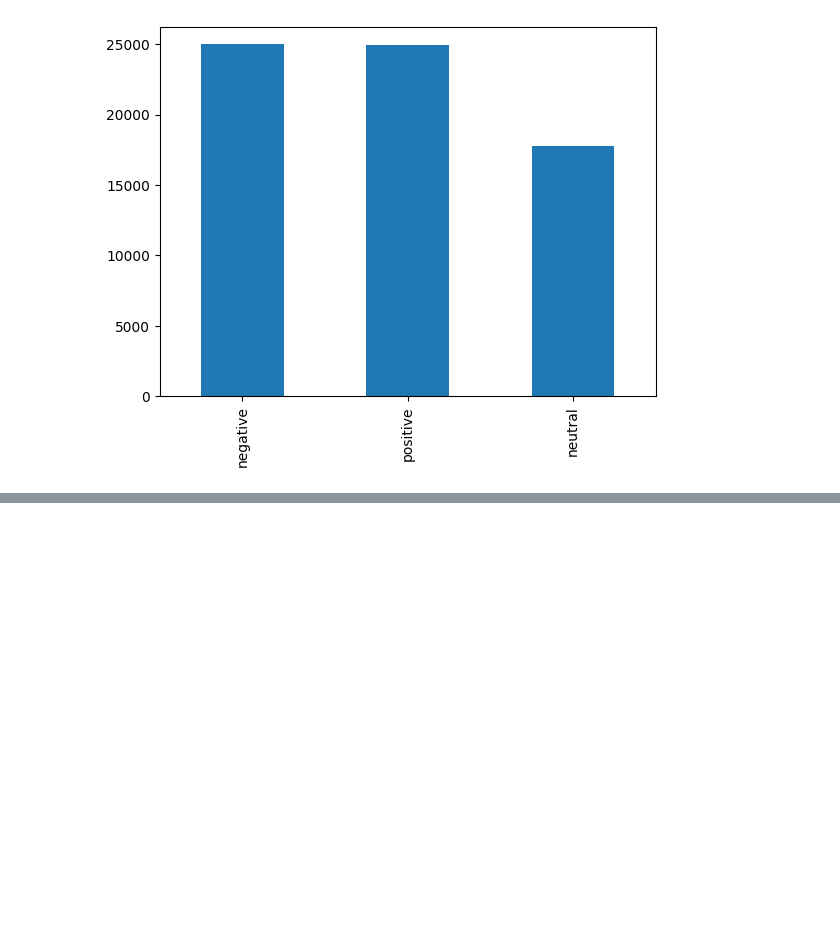
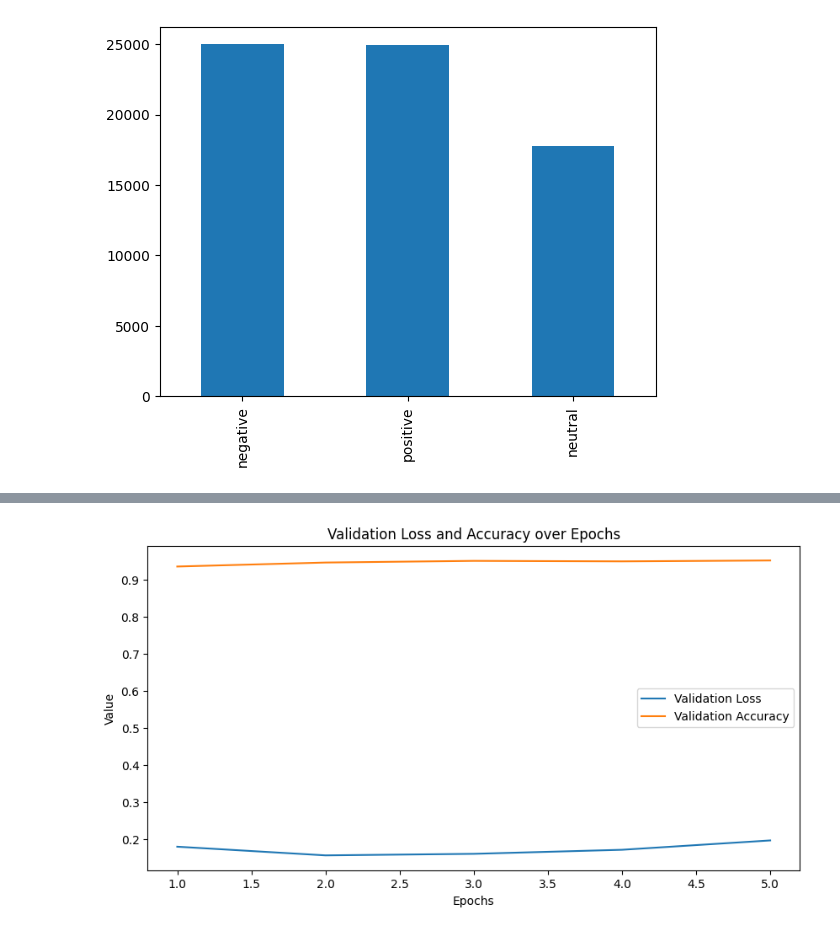
Before and after one commit to Notties/LabPython, a Jupyter notebook: models/modelEN.ipynb, the cells around one changed output, grey strips where cells are left out. Drawn from its saved outputs; the diff is of its cells as text; code cells hidden in the pictures; blank space fills up the shorter version.

Commit message:
update model

```diff
--- a/models/modelEN.ipynb
+++ b/models/modelEN.ipynb
@@ -44,7 +46,7 @@ neutral_examples = df[df['sentiment'] == 'neutral']
 
 # Resample the examples to the desired number
 pos = 25000
-neg = 30000
+neg = 25000
 neu = 18000
 positive_examples = resample(positive_examples, n_samples=pos, random_state=42)
 negative_examples = resample(negative_examples, n_samples=neg, random_state=42)
@@ -148,6 +150,6 @@ learning_rate_reduction = ReduceLROnPlateau(monitor='val_loss', patience=3, verb
 callbacks = [checkpoint, learning_rate_reduction]
 
 # Train the model
-model.fit(x_train, y_train, epochs=5, batch_size=64, validation_data=(x_test, y_test), callbacks=callbacks)
+history = model.fit(x_train, y_train, epochs=5, batch_size=64, validation_data=(x_test, y_test), callbacks=callbacks)
 # %% [output]
 Epoch 1/5
@@ -169,3 +172,18 @@ Epoch 5: val_loss did not improve from 0.15668
+# %%
+# Get the epoch numbers
+epochs = range(1, len(history.history['val_loss']) + 1)
+
+# Plot validation loss and accuracy
+plt.figure(figsize=(10, 5))
+plt.plot(epochs, history.history['val_loss'], label='Validation Loss')
+plt.plot(epochs, history.history['val_accuracy'], label='Validation Accuracy')
+plt.xlabel('Epochs')
+plt.ylabel('Value')
+plt.title('Validation Loss and Accuracy over Epochs')
+plt.legend()
+plt.show()
+# %% [output]
+[figure, added]
 # %%
 # Load the best model
 model = load_model(filename)
```
Also changed, not shown: parts of 6 cells of this notebook, 10 other files.
